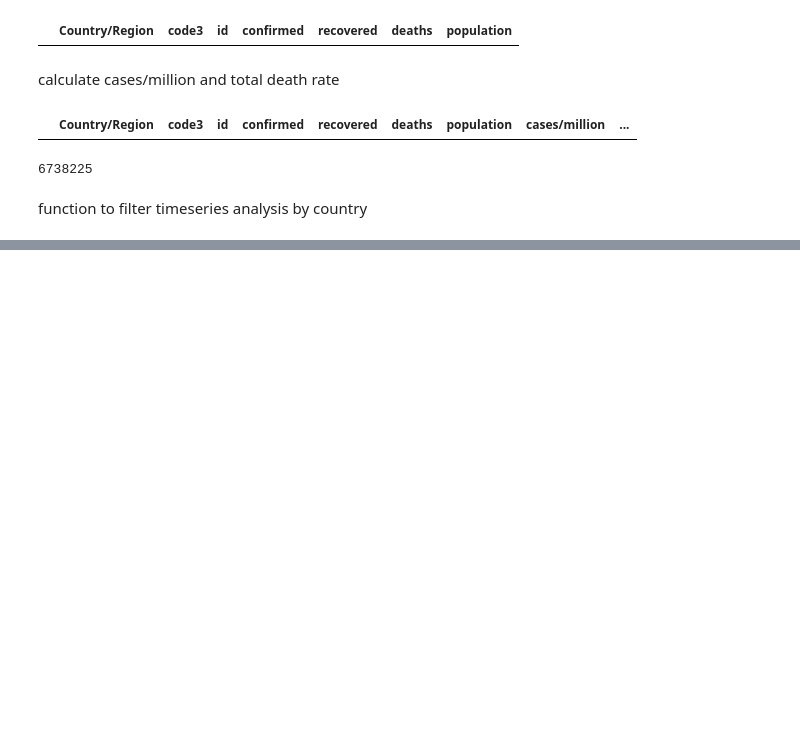
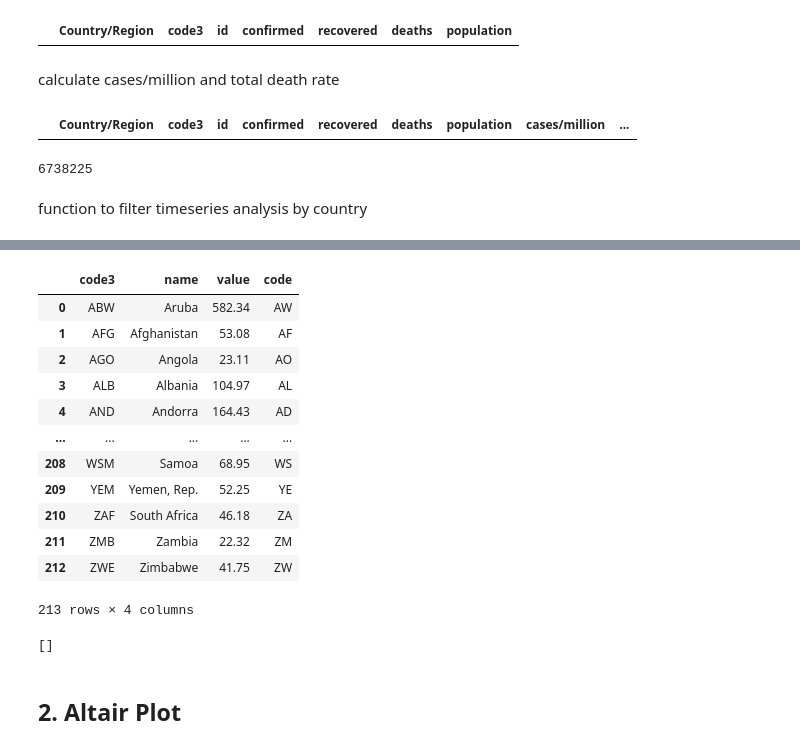
Before and after one commit to mayurasandakalum/dashboard-with-flask, a Jupyter notebook: covid_data_cleaning.ipynb, the cells around one changed output, grey strips where cells are left out. Drawn from its saved outputs; the diff is of its cells as text; code cells hidden in the pictures; blank space fills up the shorter version.

```diff
--- a/covid_data_cleaning.ipynb
+++ b/covid_data_cleaning.ipynb
@@ -478,0 +535,34 @@ def get_by_country_merged(total_confirmed, total_death, total_recovered, country
+# %%
+# ref : https://www.highcharts.com/demo/maps/tooltip
+chartjs_ccode = pd.read_json(
+    "https://cdn.jsdelivr.net/gh/highcharts/highcharts@v7.0.0/samples/data/world-population-density.json")
+chartjs_ccode
+# %% [output]
+|  | code3 | name | value | code |
+| 0 | ABW | Aruba | 582.34 | AW |
+| 1 | AFG | Afghanistan | 53.08 | AF |
+| 2 | AGO | Angola | 23.11 | AO |
+| 3 | ALB | Albania | 104.97 | AL |
+| 4 | AND | Andorra | 164.43 | AD |
+| ... | ... | ... | ... | ... |
+| 208 | WSM | Samoa | 68.95 | WS |
+| 209 | YEM | Yemen, Rep. | 52.25 | YE |
+| 210 | ZAF | South Africa | 46.18 | ZA |
+| 211 | ZMB | Zambia | 22.32 | ZM |
+| 212 | ZWE | Zimbabwe | 41.75 | ZW |
+213 rows × 4 columns
+# %%
+# dump it to external json_file
+import json
+chartjs_map = final_df[["code3", "Country/Region", "confirmed"]]
+chartjs_map.columns = ["code3", "name", "value"]
+chart_json = chartjs_map.to_dict('records')
+
+with open('chart_js.json', 'w') as fout:
+    json.dump(chart_json, fout)
+
+chart_json
+# %% [output]
+[]
+# %% [markdown]
+## 2. Altair Plot
```
Also changed, not shown: parts of 9 cells of this notebook, 1 other file.
